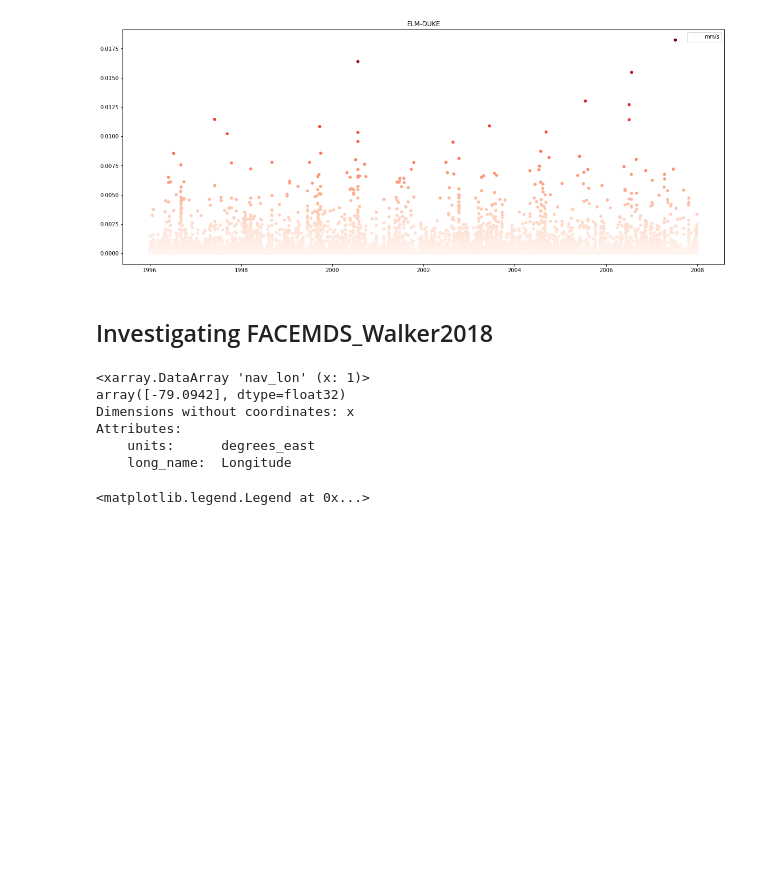
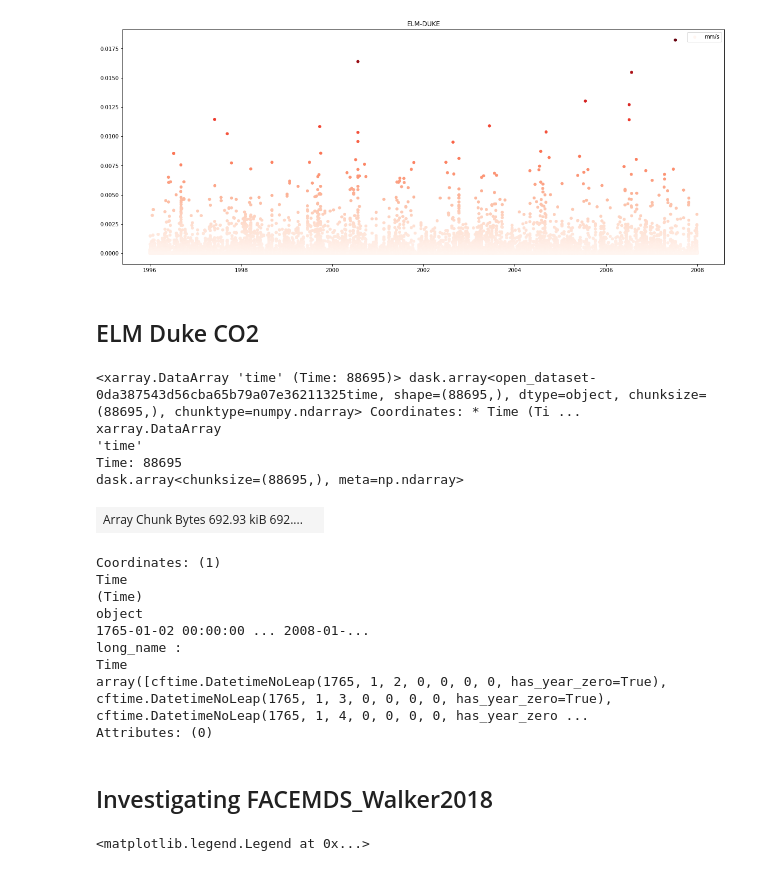
Before and after one commit to sharma-bharat/PrepMetData, a Jupyter notebook: Jupyter_Notebooks/MET_Data_Processing.ipynb, the cells around one changed output. Cells and saved outputs as stored; diff of their text form; code cells hidden in the pictures; blank space fills up the shorter version.

```diff
--- a/Jupyter_Notebooks/MET_Data_Processing.ipynb
+++ b/Jupyter_Notebooks/MET_Data_Processing.ipynb
@@ -74,6 +75,30 @@ plt.legend()
 # %% [output]
 <matplotlib.legend.Legend at 0x...>
 [figure]
+# %% [markdown]
+## ELM Duke CO2
+# %%
+key = "ELM-CO2"
+files = glob.glob(f"{paths[key]}*DUK*control.nc")
+ds_elm_co2= xr.open_mfdataset(files)
+# %%
+ds_elm_co2.time
+# %% [output]
+<xarray.DataArray 'time' (Time: 88695)> dask.array<open_dataset-0da387543d56cba65b79a07e36211325time, shape=(88695,), dtype=object, chunksize=(88695,), chunktype=numpy.ndarray> Coordinates: * Time (Ti ...
+xarray.DataArray
+'time'
+Time: 88695
+dask.array<chunksize=(88695,), meta=np.ndarray>
+| Array Chunk Bytes 692.93 kiB 692.... |  |
+Coordinates: (1)
+Time
+(Time)
+object
+1765-01-02 00:00:00 ... 2008-01-...
+long_name :
+Time
+array([cftime.DatetimeNoLeap(1765, 1, 2, 0, 0, 0, 0, has_year_zero=True), cftime.DatetimeNoLeap(1765, 1, 3, 0, 0, 0, 0, has_year_zero=True), cftime.DatetimeNoLeap(1765, 1, 4, 0, 0, 0, 0, has_year_zero ...
+Attributes: (0)
 # %% [markdown]
 ## Investigating FACEMDS_Walker2018
 # %%
@@ -90,15 +115,6 @@ reference_date= datetime(1996, 1, 1, 0 , 0)
 list_seconds = ds_Walker_h.TIME[...].values
 list_seconds= np.asarray(list_seconds, dtype = float)
 resulting_datetime = [seconds_to_datetime(seconds,reference_date) for seconds in list_seconds]
-# %%
-ds_Walker_h.nav_lon
-# %% [output]
-<xarray.DataArray 'nav_lon' (x: 1)>
-array([-79.0942], dtype=float32)
-Dimensions without coordinates: x
-Attributes:
-    units:      degrees_east
-    long_name:  Longitude
 # %%
 fig2 = plt.figure(figsize=(20,8))
 plt.scatter(x= resulting_datetime, y=ds_Walker_h['LWdown'],
```
Also changed, not shown: parts of 1 cell of this notebook, 6 other files.
